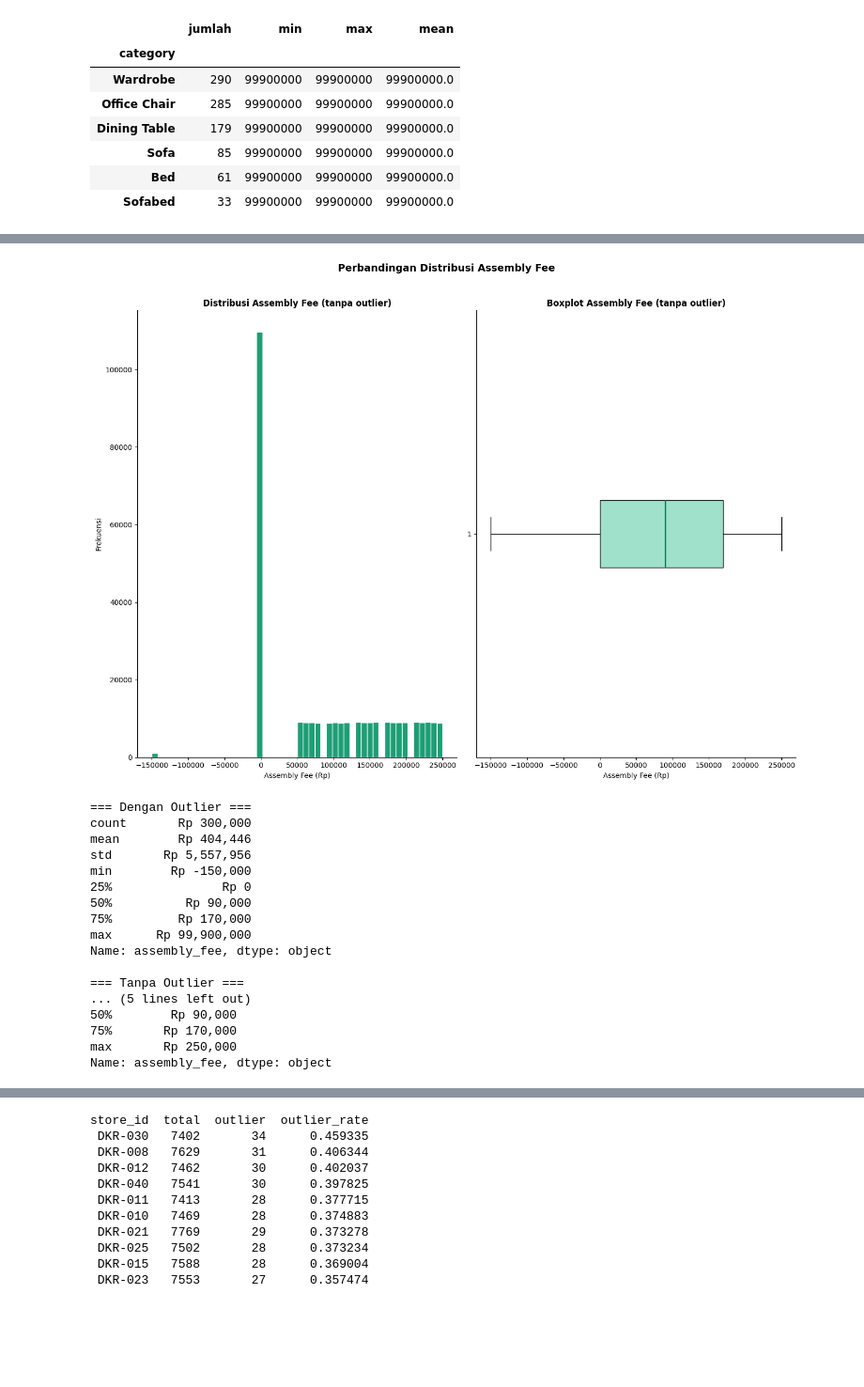
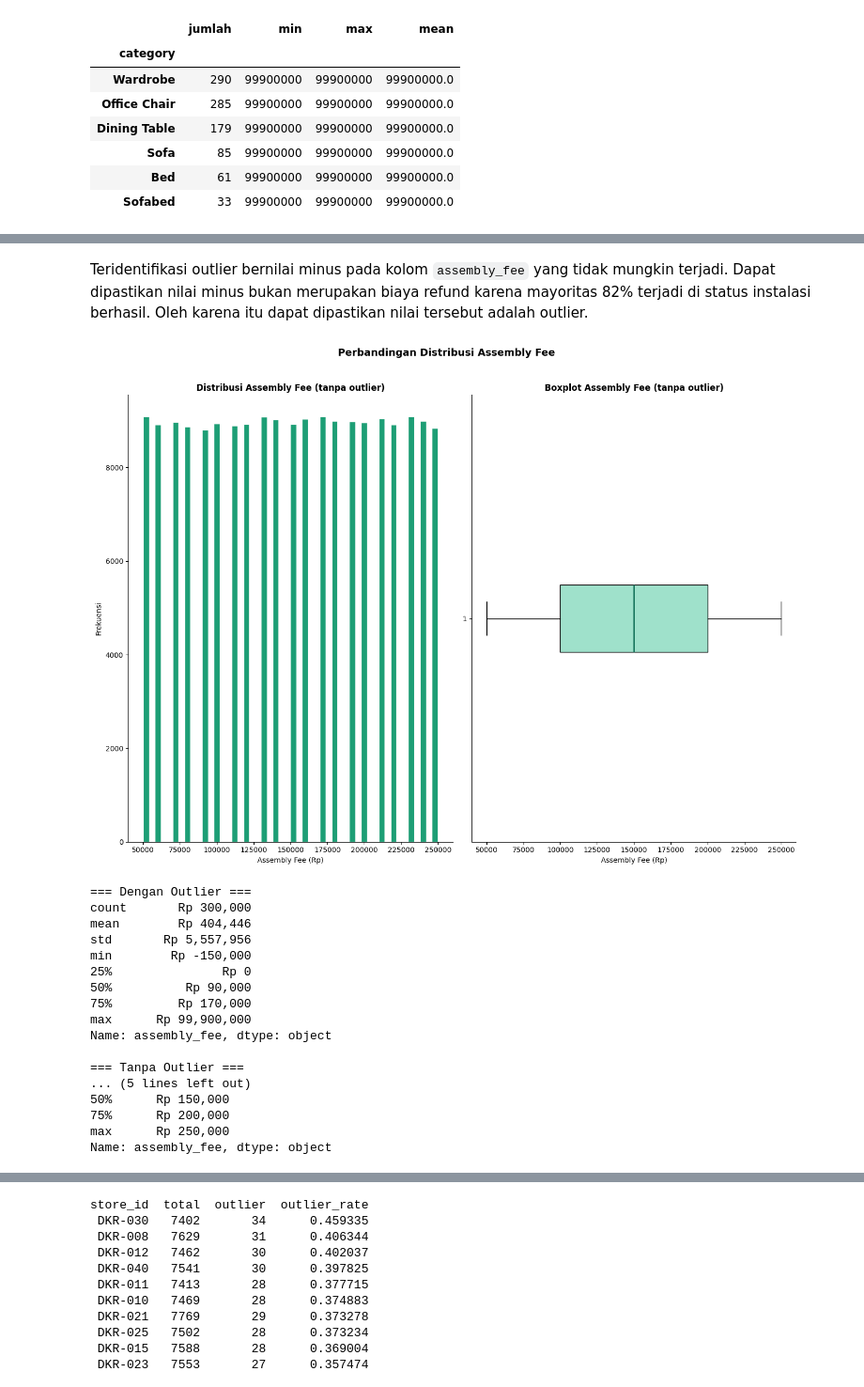
Before and after one commit to YudhaSusilo/dekoruma-business-analysis, a Jupyter notebook: notebooks/Dekoruma.ipynb, the cells around one changed output, grey strips where cells are left out. Shown at 94% size. Saved outputs shown, nothing was run; the diff lists cells and outputs as text; code cells hidden in the pictures; blank space fills up the shorter version.

```diff
--- a/notebooks/Dekoruma.ipynb
+++ b/notebooks/Dekoruma.ipynb
@@ -741,37 +743,39 @@ outlier_with_cat.groupby('category')['assembly_fee'].agg(
+# %% [markdown]
+Teridentifikasi outlier bernilai minus pada kolom `assembly_fee` yang tidak mungkin terjadi. Dapat dipastikan nilai minus bukan merupakan biaya refund karena mayoritas 82% terjadi di status instalasi berhasil. Oleh karena itu dapat dipastikan nilai tersebut adalah outlier.
 # %%
 # Data tanpa outlier
-fee_clean = order[order['assembly_fee'] != 99900000]['assembly_fee']
-fee_outlier_val = order[order['assembly_fee'] == 99900000]['assembly_fee']
+fee_clean = order[(order['assembly_fee'] != 99900000) & (order['assembly_fee'] > 0)]['assembly_fee']
+fee_outlier_val = order[(order['assembly_fee'] == 99900000) & (order['assembly_fee'] < 0)]['assembly_fee']
 
 fig, axes = plt.subplots(1, 2, figsize=(14, 10))
 
 # Chart 3: Histogram TANPA outlier
 axes[0].hist(fee_clean, bins=50, color='#1D9E75', edgecolor='white')
 axes[0].set_title('Distribusi Assembly Fee (tanpa outlier)', fontsize=12, fontweight='bold')
 axes[0].set_xlabel('Assembly Fee (Rp)')
 axes[0].set_ylabel('Frekuensi')
 axes[0].spines[['top', 'right']].set_visible(False)
 
 # Chart 4: Boxplot TANPA outlier
 axes[1].boxplot(fee_clean, vert=False, patch_artist=True,
                    boxprops=dict(facecolor='#9FE1CB'),
                    medianprops=dict(color='#0F6E56', linewidth=2))
 axes[1].set_title('Boxplot Assembly Fee (tanpa outlier)', fontsize=12, fontweight='bold')
 axes[1].set_xlabel('Assembly Fee (Rp)')
 axes[1].spines[['top', 'right']].set_visible(False)
 
 plt.suptitle('Perbandingan Distribusi Assembly Fee',
              fontsize=14, fontweight='bold', y=1.02)
 plt.tight_layout()
 plt.show()
 
 # Statistik perbandingan
 print("=== Dengan Outlier ===")
 print(order['assembly_fee'].describe().apply(lambda x: f"Rp {x:,.0f}"))
 print("\n=== Tanpa Outlier ===")
 print(fee_clean.describe().apply(lambda x: f"Rp {x:,.0f}"))
 # %% [output]
-[figure, old version]
+[figure, new version]
 === Dengan Outlier ===
 count       Rp 300,000
 mean        Rp 404,446
@@ -785,9 +789,9 @@ Name: assembly_fee, dtype: object
 
 === Tanpa Outlier ===
 ... (5 lines left out)
-50%        Rp 90,000
-75%       Rp 170,000
-max       Rp 250,000
+50%      Rp 150,000
+75%      Rp 200,000
+max      Rp 250,000
 Name: assembly_fee, dtype: object
 # %%
 # Pisahkan outlier dan normal
```
Also changed, not shown: parts of 37 cells of this notebook.
